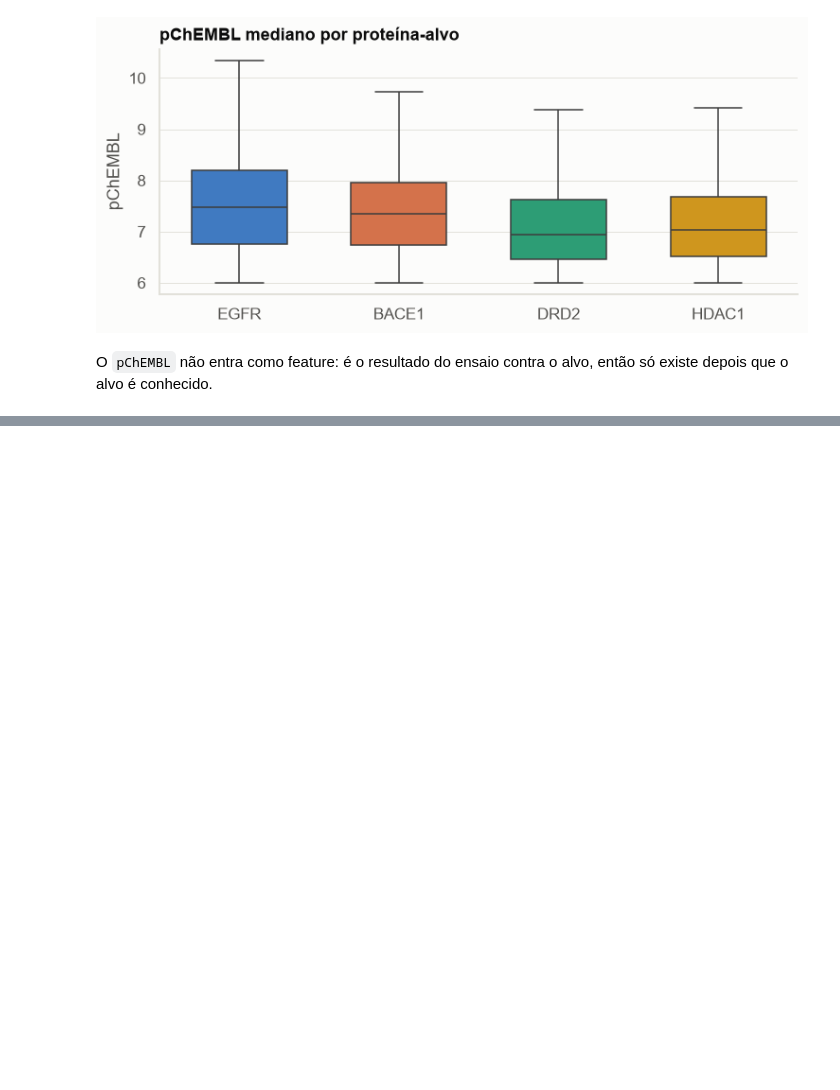
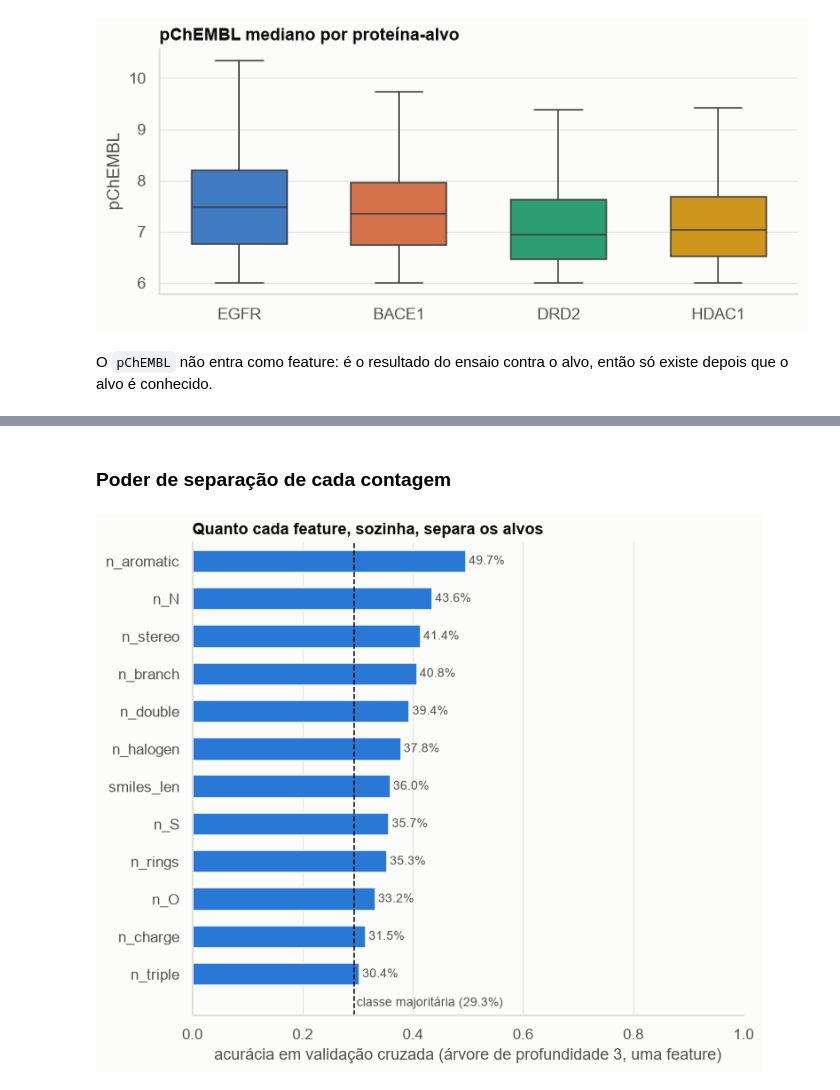
Before and after one commit to pumba-dev/machine-learning-practice, a Jupyter notebook: notebooks/02_analise_exploratoria.ipynb, the cells around one changed output, grey strips where cells are left out. Drawn from its saved outputs; the diff is of its cells as text; code cells hidden in the pictures; blank space fills up the shorter version.

```diff
--- a/notebooks/02_analise_exploratoria.ipynb
+++ b/notebooks/02_analise_exploratoria.ipynb
@@ -157,0 +218,7 @@ O `pChEMBL` não entra como feature: é o resultado do ensaio contra o alvo, ent
+# %% [markdown]
+### Poder de separação de cada contagem
+# %%
+accuracy_smiles, baseline = eda.single_feature_accuracy(smiles, features=SMILES_FEATURES)
+plots.single_feature_accuracy(accuracy_smiles, baseline)
+# %% [output]
+[figure, added]
```
Also changed, not shown: parts of 18 cells of this notebook, 2 other files.
